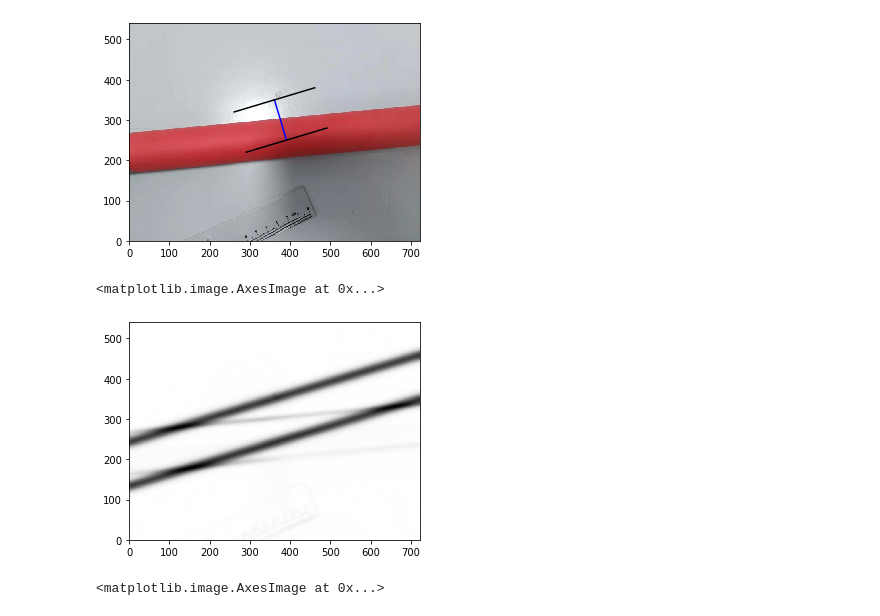
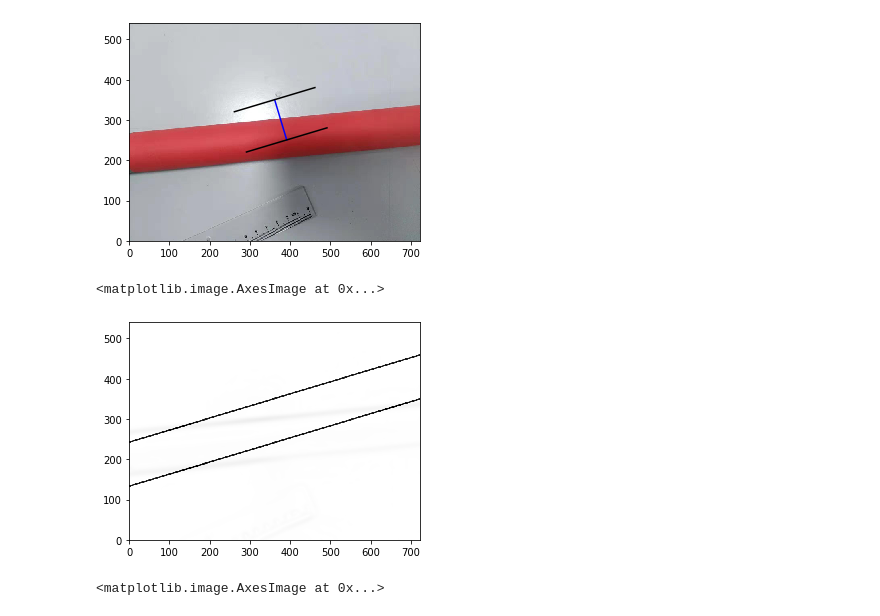
Before and after one commit to ChengYinghao/wireRod, a Jupyter notebook: gradient.ipynb, the cells around one changed output. Saved outputs shown, nothing was run; the diff lists cells and outputs as text; code cells hidden in the pictures.

```diff
--- a/gradient.ipynb
+++ b/gradient.ipynb
@@ -61,20 +61,23 @@ plt.ylim(0,h)
 # %%
 ps = np.stack(np.meshgrid(np.arange(w),np.flip(np.arange(h))),-1)
 # %%
-def lines_mask(p1,p2,ps,thickness=5, blur=10):
+def lines_mask(p1,p2,ps,thickness=5):
     n = p2-p1
     n = n/np.sqrt(np.sum(np.square(n),-1))
-    line1 = np.abs(np.sum((ps-p1)*n,-1))<=thickness
-    line2 = np.abs(np.sum((ps-p2)*n,-1))<=thickness
-    line1 = gaussian(line1,blur)
-    line2 = gaussian(line2,blur)
+
+    d1 = np.abs(np.sum((ps-p1)*n,-1))
+    d2 = np.abs(np.sum((ps-p2)*n,-1))
+
+    line1 = np.clip(thickness/2-d1,0.0,1.0)
+    line2 = np.clip(thickness/2-d2,0.0,1.0)
+
     return line1, line2
 
 line1, line2 = lines_mask(p1,p2,ps,thickness=5)
 plt.imshow(line1+line2+edges, extent=(0,w,0,h),cmap="Greys")
 # %% [output]
 <matplotlib.image.AxesImage at 0x...>
-[figure, old version]
+[figure, new version]
 # %%
 edges_blur = gaussian(edges,25)
 grad = np.stack([sobel_v(edges_blur),-sobel_h(edges_blur)],-1)
```
Also changed, not shown: parts of 6 cells of this notebook.
